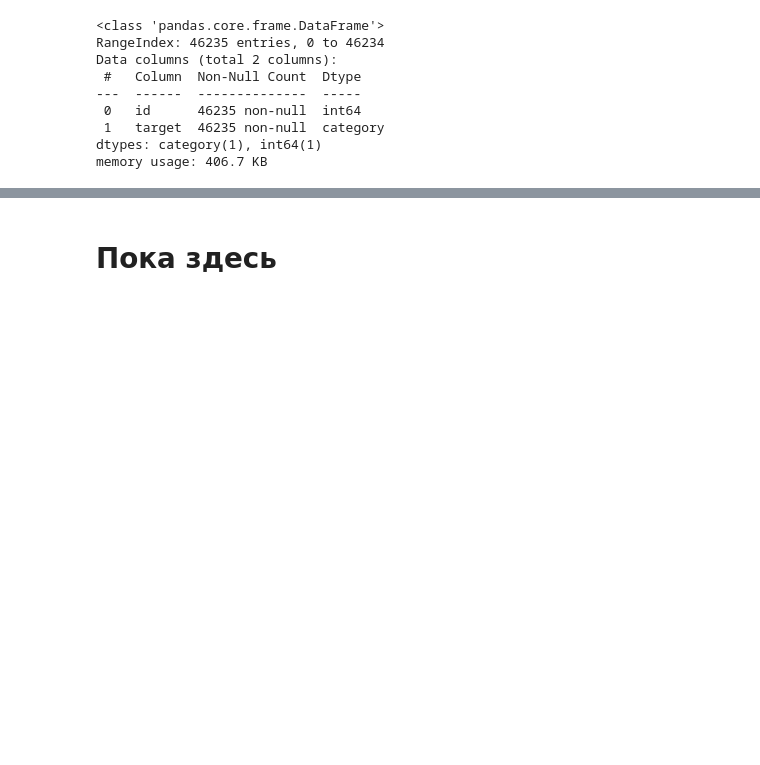
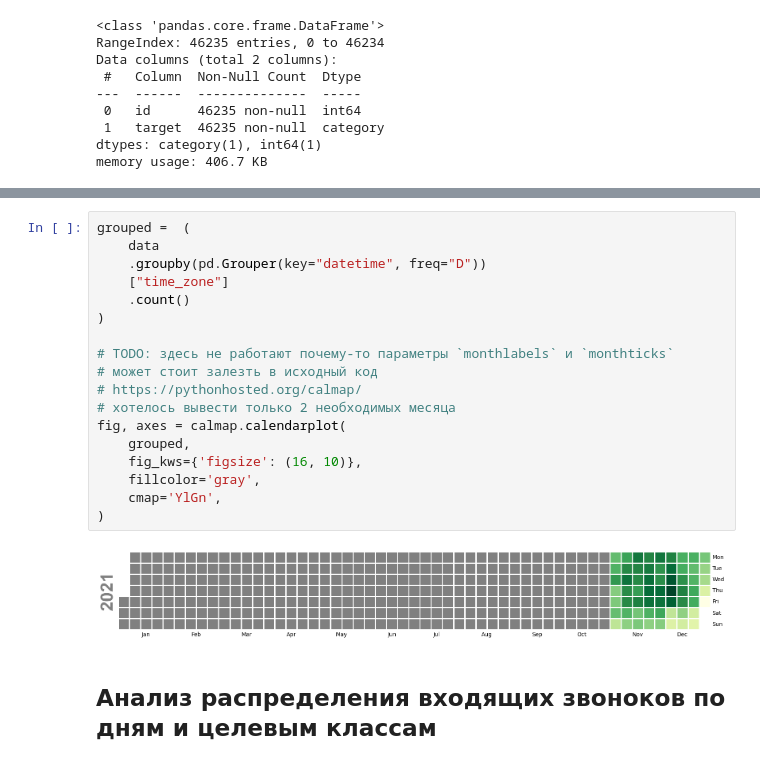
Before and after one commit to mikhailmartin/BestHack2022-DataScience, a Jupyter notebook: notebooks/EDA.ipynb, the cells around one changed output, grey strips where cells are left out. Cells and saved outputs as stored; diff of their text form; blank space fills up the shorter version.

```diff
--- a/notebooks/EDA.ipynb
+++ b/notebooks/EDA.ipynb
@@ -161,6 +165,26 @@ axes[-1].set_ylabel("дата")
 plt.show()
 # %% [output]
 [figure]
+# %%
+grouped =  (
+    data
+    .groupby(pd.Grouper(key="datetime", freq="D"))
+    ["time_zone"]
+    .count()
+)
+
+# TODO: здесь не работают почему-то параметры `monthlabels` и `monthticks`
+# может стоит залезть в исходный код
+# https://pythonhosted.org/calmap/
+# хотелось вывести только 2 необходимых месяца
+fig, axes = calmap.calendarplot(
+    grouped,
+    fig_kws={'figsize': (16, 10)},
+    fillcolor='gray',
+    cmap='YlGn',
+)
+# %% [output]
+[figure, added]
 # %% [markdown]
-# Пока здесь
+## Анализ распределения входящих звоноков по дням и целевым классам
 # %%
```
Also changed, not shown: parts of 16 cells of this notebook, 23 other files.
